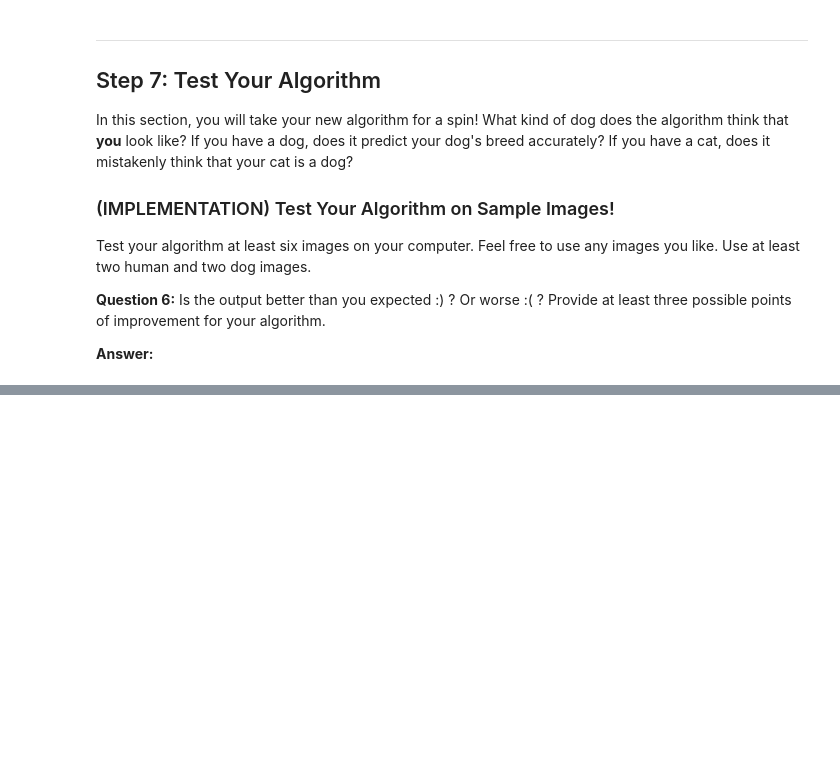
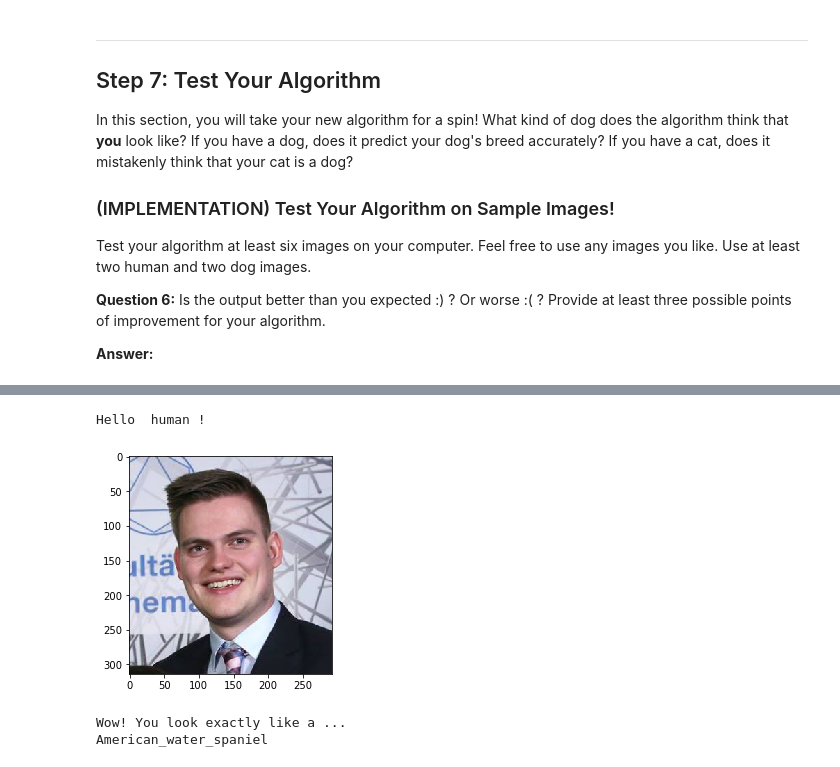
Before and after one commit to heidekrueger/dog-project, a Jupyter notebook: dog_app.ipynb, the cells around one changed output, grey strips where cells are left out. Cells and saved outputs as stored; diff of their text form; code cells hidden in the pictures; blank space fills up the shorter version.

```diff
--- a/dog_app.ipynb
+++ b/dog_app.ipynb
@@ -727,0 +822,7 @@ __Answer:__
+# %%
+dog_breed_detector('images/stefan.jpg')
+# %% [output]
+Hello  human !
+[figure, added]
+Wow! You look exactly like a ...
+American_water_spaniel
```
Also changed, not shown: parts of 31 cells of this notebook, 1 other file.
